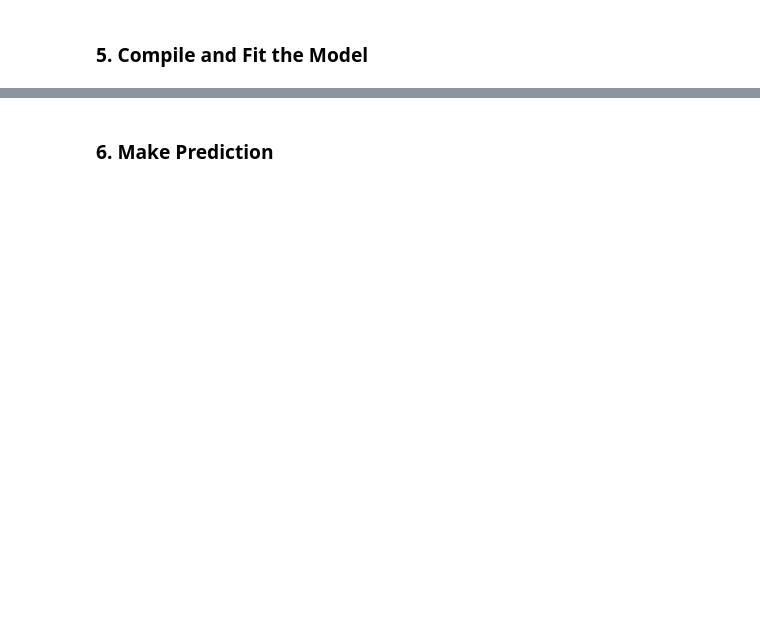
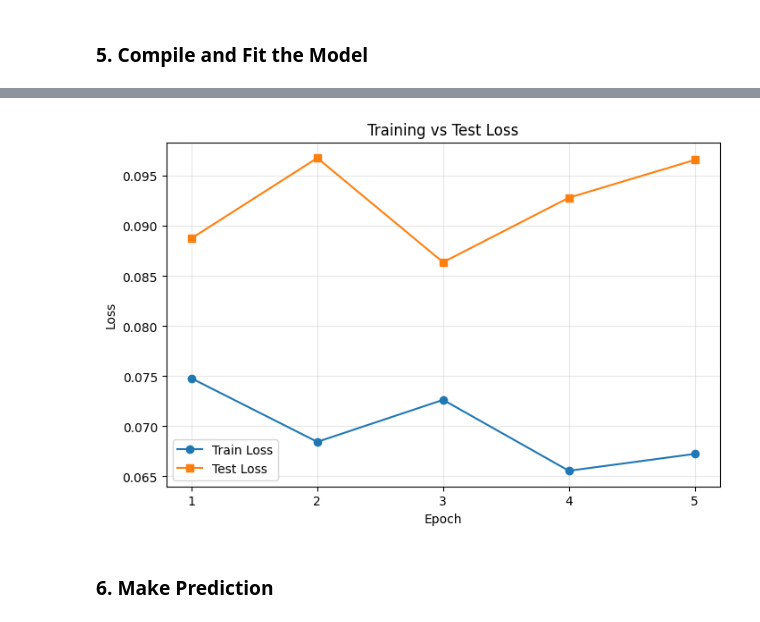
Before and after one commit to fatahrahimi330/100-Machine-Learning-Projects, a Jupyter notebook: 42-Wine Quality Prediction/wine_quality_prediction.ipynb, the cells around one changed output, grey strips where cells are left out. Saved outputs shown, nothing was run; the diff lists cells and outputs as text; code cells hidden in the pictures; blank space fills up the shorter version.

```diff
--- a/42-Wine Quality Prediction/wine_quality_prediction.ipynb
+++ b/42-Wine Quality Prediction/wine_quality_prediction.ipynb
@@ -21,2 +123,17 @@ white_wine_url = ""
+# %%
+epochs = range(1, len(history.history['loss']) + 1)
+
+plt.figure(figsize=(8, 5))
+plt.plot(epochs, history.history['loss'], marker='o', label='Train Loss')
+plt.plot(epochs, history.history['val_loss'], marker='s', label='Test Loss')
+plt.title('Training vs Test Loss')
+plt.xlabel('Epoch')
+plt.ylabel('Loss')
+plt.xticks(list(epochs))
+plt.legend()
+plt.grid(alpha=0.3)
+plt.show()
+# %% [output]
+[figure, added]
 # %% [markdown]
 ### 6. Make Prediction
```
Also changed, not shown: parts of 14 cells of this notebook, 4 other files.
